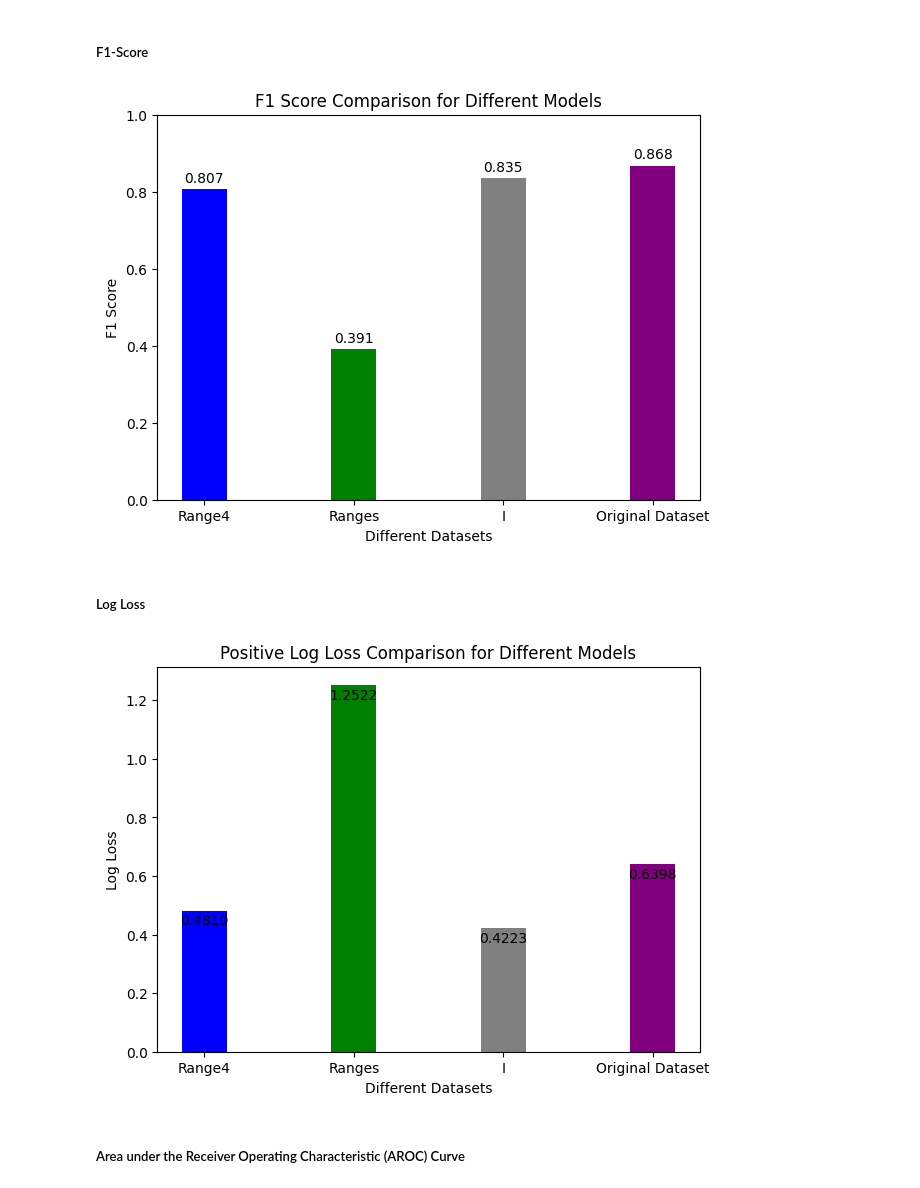
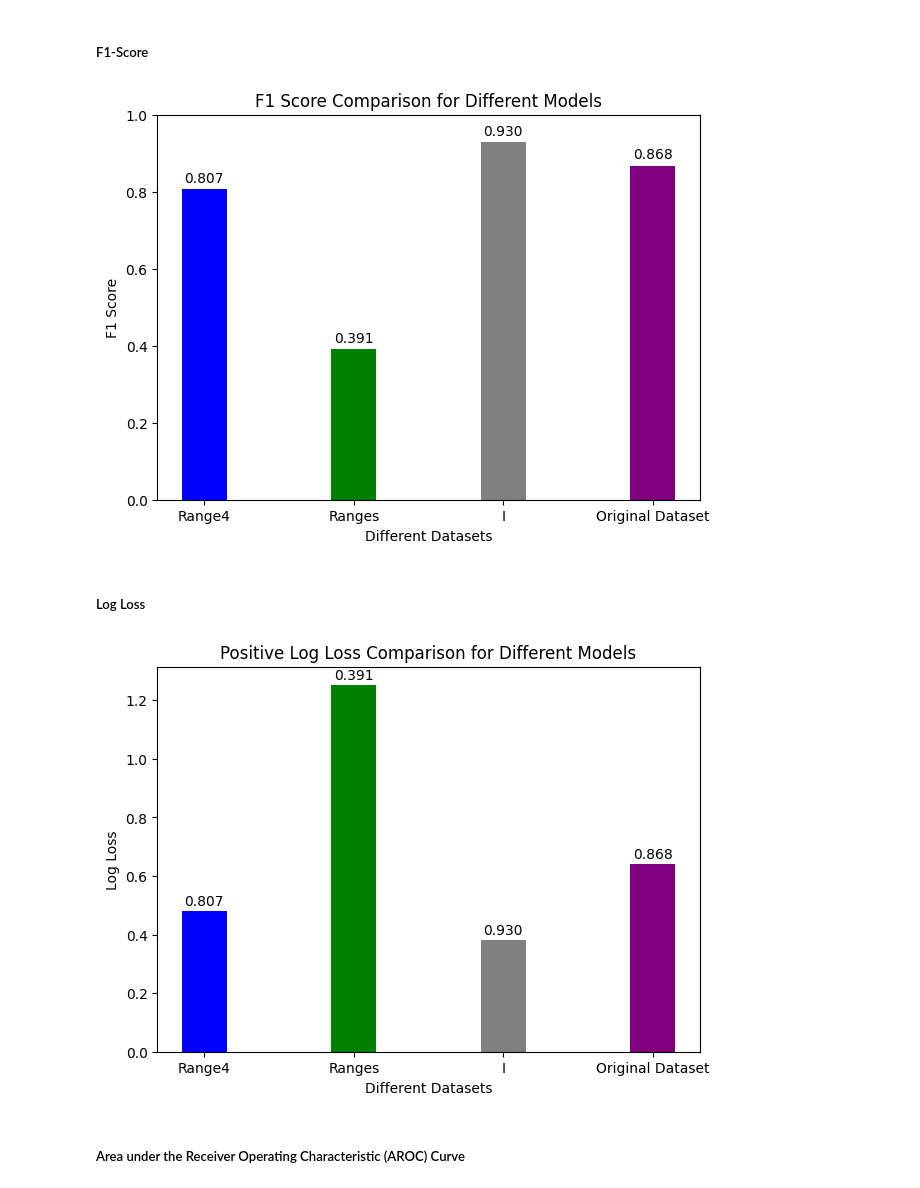
Before and after one commit to SarantisPapachrist/Diploma-Thesis, a Jupyter notebook: PV_dataset/Test_Cases_RF.ipynb, the cells around one changed output. Cells and saved outputs as stored; diff of their text form; code cells hidden in the pictures.

```diff
--- a/PV_dataset/Test_Cases_RF.ipynb
+++ b/PV_dataset/Test_Cases_RF.ipynb
@@ -50,9 +50,9 @@ Range4_test = test_data.drop('range 4', axis=1)
 Ranges_train = train_data.drop(['range 1', 'range 2', 'range 3', 'range 4'], axis=1)
 Ranges_test = test_data.drop(['range 1', 'range 2', 'range 3', 'range 4'], axis=1)
 
-# Dataframe without IR, I6, I5, I4MIN, IMAX, IMIN
-I_train = train_data.drop(['IR', 'I6', 'I5', 'I4MIN', 'I4MAX', 'I3min'], axis=1)
-I_test = test_data.drop(['IR', 'I6', 'I5', 'I4MIN', 'I4MAX', 'I3min'], axis=1)
+# Dataframe μόνο με τα 4 Ranges
+I_train = train_data.drop(['I1', 'I2', 'I1MAX', 'I1MIN', 'I1VAR', 'I2MAX', 'I2MIN', 'I2VAR', 'I3', 'I4', 'I3max', 'I3min', 'I3var', 'I4MAX', 'I4MIN', 'I6', 'I5', 'Itotal1', 'Itotalmax1', 'Itotalmin1', 'Vdcmean1', 'Vdcmax1', 'Vdcmin1', 'Pdcmean1', 'IR', 'T'], axis=1)
+I_test = test_data.drop(['I1', 'I2', 'I1MAX', 'I1MIN', 'I1VAR', 'I2MAX', 'I2MIN', 'I2VAR', 'I3', 'I4', 'I3max', 'I3min', 'I3var', 'I4MAX', 'I4MIN', 'I6', 'I5', 'Itotal1', 'Itotalmax1', 'Itotalmin1', 'Vdcmean1', 'Vdcmax1', 'Vdcmin1', 'Pdcmean1', 'IR', 'T'], axis=1)
 # %%
 # Dataframes without class
 X_Range4_train = Range4_train.drop('class', axis=1)
@@ -391,40 +391,39 @@ plt.xlabel('Different Datasets')
 plt.ylabel('F1 Score')
 plt.ylim(0, 1)
 
-# Display actual values on top of the bars
 for bar, value in zip(bars, f1_values):
     plt.text(bar.get_x() + bar.get_width() / 2, bar.get_height() + 0.01, f'{value:.3f}',
              ha='center', va='bottom', color='black')
 
 plt.show()
 # %% [output]
-[figure, old version]
+[figure, new version]
 # %% [markdown]
 ##### Log Loss
 # %%
 import matplotlib.pyplot as plt
 
 log_loss_values = [log_loss_value_Range4, log_loss_value_Ranges, log_loss_value_I]
 models_names = ['Range4', 'Ranges', 'I']
 bar_width = 0.3
 
 original_dataset_log_loss = 0.6398  # Log Loss of the original dataset
 log_loss_values.append(original_dataset_log_loss)
 models_names.append('Original Dataset')
 
 plt.figure(figsize=(7, 5))
 bars = plt.bar(models_names, log_loss_values, color=['blue', 'green', 'grey', 'purple'], width=bar_width)
 plt.title('Positive Log Loss Comparison for Different Models')
 plt.xlabel('Different Datasets')
 plt.ylabel('Log Loss')
 
-for bar, value in zip(bars, log_loss_values):
-    plt.text(bar.get_x() + bar.get_width() / 2, bar.get_height() - 0.01, f'{value:.4f}',
-             ha='center', va='top', color='black')
+for bar, value in zip(bars, f1_values):
+    plt.text(bar.get_x() + bar.get_width() / 2, bar.get_height() + 0.01, f'{value:.3f}',
+             ha='center', va='bottom', color='black')
 
 plt.show()
 # %% [output]
-[figure, old version]
+[figure, new version]
 # %% [markdown]
 ##### Area under the Receiver Operating Characteristic (AROC) Curve
 # %%
```
Also changed, not shown: parts of 6 cells of this notebook.
